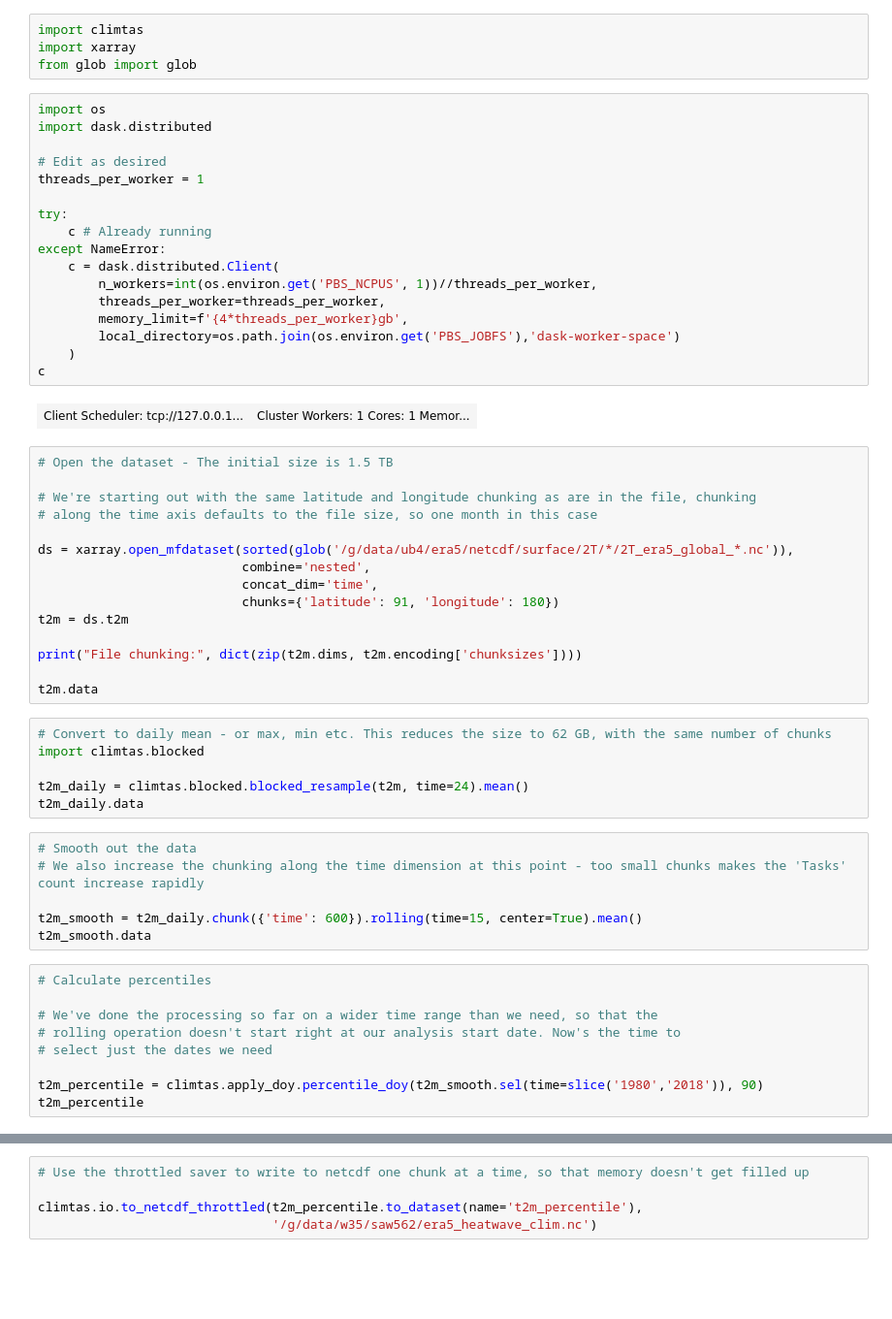
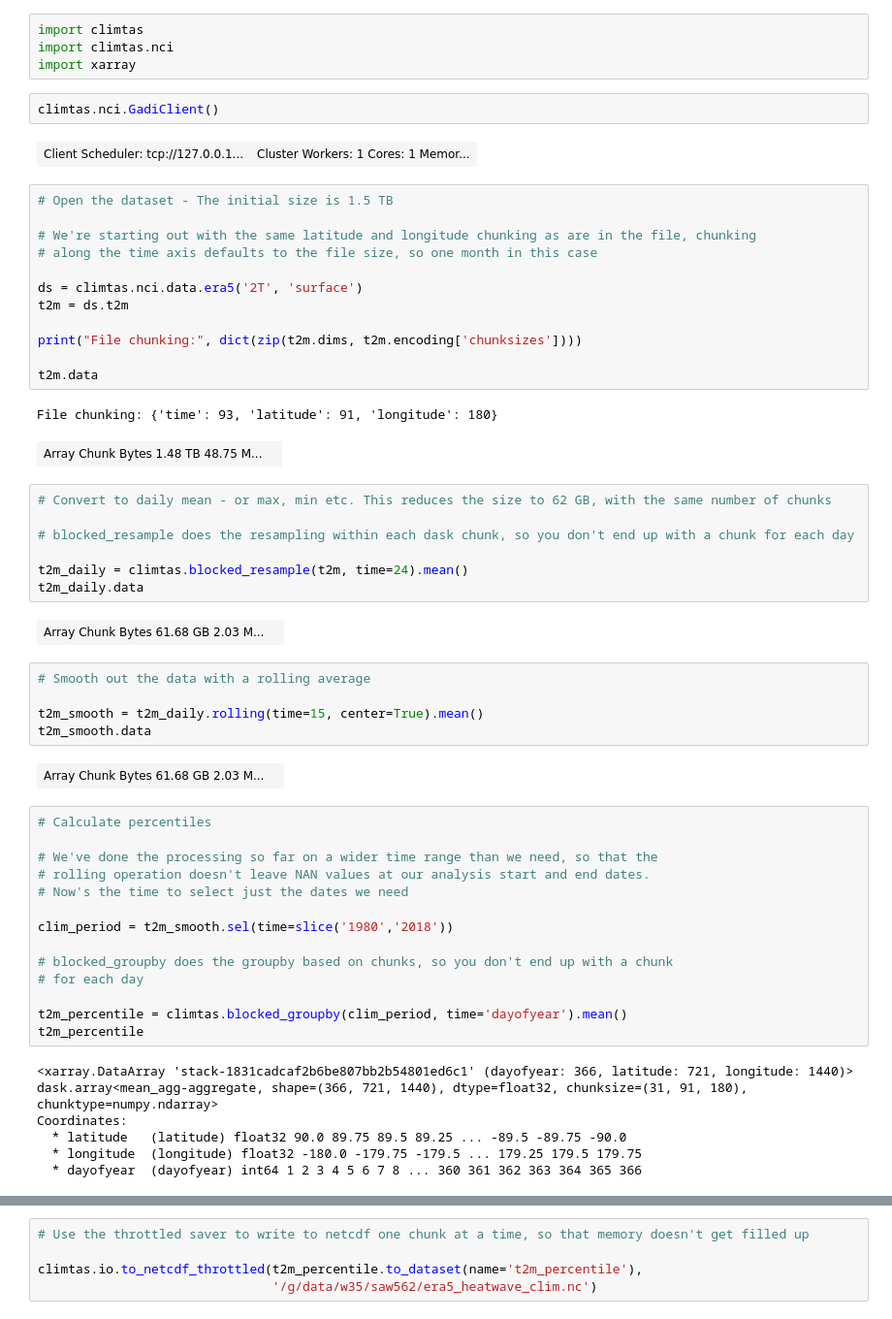
Before and after one commit to ScottWales/climtas, a Jupyter notebook: notebooks/era5-heatwave.ipynb, the cells around one changed output, grey strips where cells are left out. Shown at 97% size. Drawn from its saved outputs; the diff is of its cells as text; blank space fills up the shorter version.

Commit message:
Add percentile

```diff
--- a/notebooks/era5-heatwave.ipynb
+++ b/notebooks/era5-heatwave.ipynb
@@ -1,62 +1,63 @@
 # %%
 import climtas
+import climtas.nci
 import xarray
-from glob import glob
-# %%
-import os
-import dask.distributed
-
-# Edit as desired
-threads_per_worker = 1
-
-try:
-    c # Already running
-except NameError:
-    c = dask.distributed.Client(
-        n_workers=int(os.environ.get('PBS_NCPUS', 1))//threads_per_worker,
-        threads_per_worker=threads_per_worker,
-        memory_limit=f'{4*threads_per_worker}gb',
-        local_directory=os.path.join(os.environ.get('PBS_JOBFS'),'dask-worker-space')
-    )
-c
-# %% [output]
-| Client Scheduler: tcp://127.0.0.1... | Cluster Workers: 1 Cores: 1 Memor... |
+# %%
+climtas.nci.GadiClient()
+# %% [output]
+| Client Scheduler: tcp://127.0.0.1... | Cluster Workers: 1 Cores: 1 Memor... |
 # %%
 # Open the dataset - The initial size is 1.5 TB
 
 # We're starting out with the same latitude and longitude chunking as are in the file, chunking
 # along the time axis defaults to the file size, so one month in this case
 
-ds = xarray.open_mfdataset(sorted(glob('/g/data/ub4/era5/netcdf/surface/2T/*/2T_era5_global_*.nc')),
-                           combine='nested',
-                           concat_dim='time',
-                           chunks={'latitude': 91, 'longitude': 180})
+ds = climtas.nci.data.era5('2T', 'surface')
 t2m = ds.t2m
 
 print("File chunking:", dict(zip(t2m.dims, t2m.encoding['chunksizes'])))
 
 t2m.data
+# %% [output]
+File chunking: {'time': 93, 'latitude': 91, 'longitude': 180}
+| Array Chunk Bytes 1.48 TB 48.75 M... |  |
 # %%
 # Convert to daily mean - or max, min etc. This reduces the size to 62 GB, with the same number of chunks
-import climtas.blocked
 
-t2m_daily = climtas.blocked.blocked_resample(t2m, time=24).mean()
+# blocked_resample does the resampling within each dask chunk, so you don't end up with a chunk for each day
+
+t2m_daily = climtas.blocked_resample(t2m, time=24).mean()
 t2m_daily.data
+# %% [output]
+| Array Chunk Bytes 61.68 GB 2.03 M... |  |
 # %%
-# Smooth out the data
-# We also increase the chunking along the time dimension at this point - too small chunks makes the 'Tasks' count increase rapidly
+# Smooth out the data with a rolling average
 
-t2m_smooth = t2m_daily.chunk({'time': 600}).rolling(time=15, center=True).mean()
+t2m_smooth = t2m_daily.rolling(time=15, center=True).mean()
 t2m_smooth.data
+# %% [output]
+| Array Chunk Bytes 61.68 GB 2.03 M... |  |
 # %%
 # Calculate percentiles
 
 # We've done the processing so far on a wider time range than we need, so that the
-# rolling operation doesn't start right at our analysis start date. Now's the time to
-# select just the dates we need
+# rolling operation doesn't leave NAN values at our analysis start and end dates.
+# Now's the time to select just the dates we need
 
-t2m_percentile = climtas.apply_doy.percentile_doy(t2m_smooth.sel(time=slice('1980','2018')), 90)
+clim_period = t2m_smooth.sel(time=slice('1980','2018'))
+
+# blocked_groupby does the groupby based on chunks, so you don't end up with a chunk
+# for each day
+
+t2m_percentile = climtas.blocked_groupby(clim_period, time='dayofyear').mean()
 t2m_percentile
+# %% [output]
+<xarray.DataArray 'stack-1831cadcaf2b6be807bb2b54801ed6c1' (dayofyear: 366, latitude: 721, longitude: 1440)>
+dask.array<mean_agg-aggregate, shape=(366, 721, 1440), dtype=float32, chunksize=(31, 91, 180), chunktype=numpy.ndarray>
+Coordinates:
+  * latitude   (latitude) float32 90.0 89.75 89.5 89.25 ... -89.5 -89.75 -90.0
+  * longitude  (longitude) float32 -180.0 -179.75 -179.5 ... 179.25 179.5 179.75
+  * dayofyear  (dayofyear) int64 1 2 3 4 5 6 7 8 ... 360 361 362 363 364 365 366
 # %%
 # At this point we've reduced our 1.5 TB of data to 1.5 GB - time to save it to a file
 
```
Also changed, not shown: parts of 6 cells of this notebook, 3 other files.
